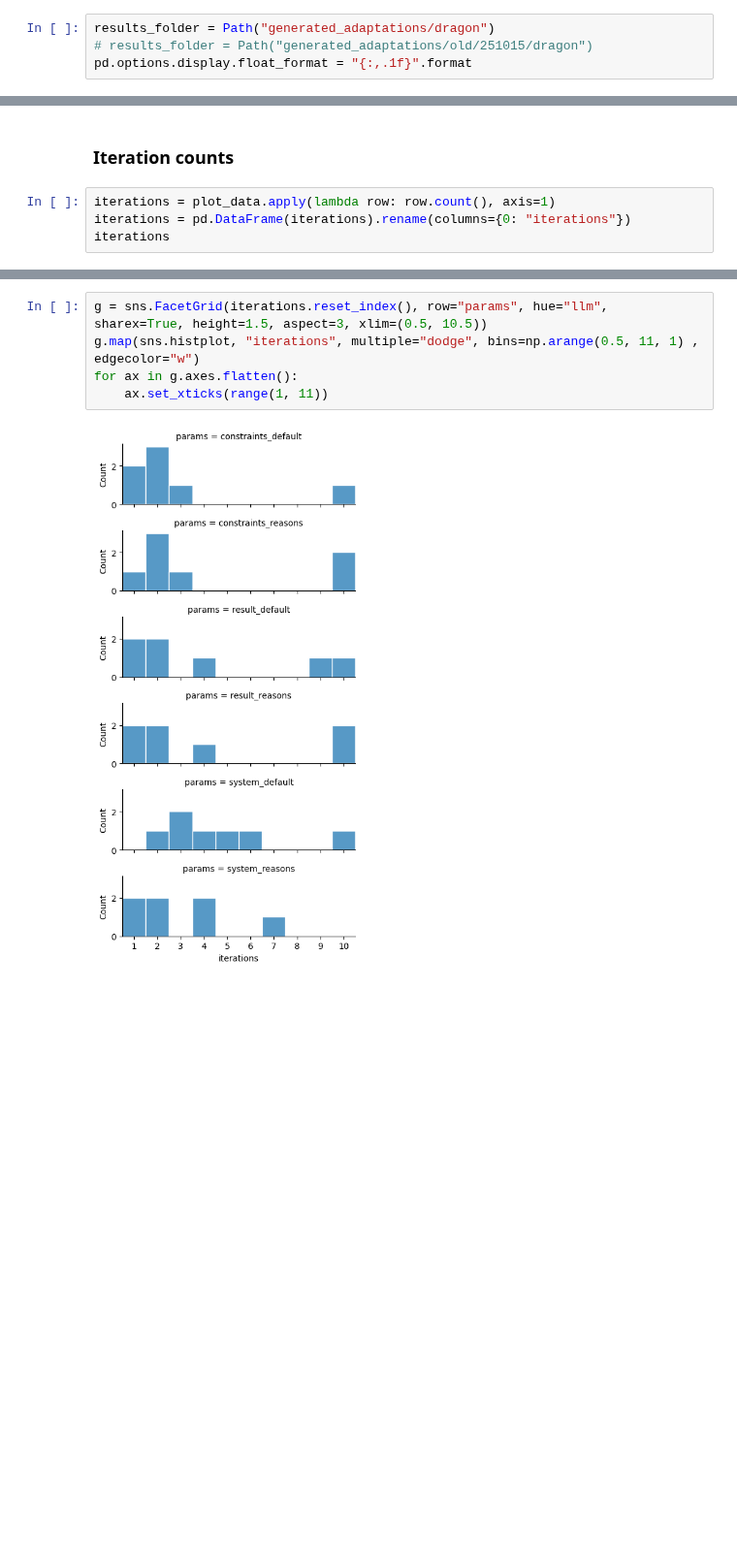
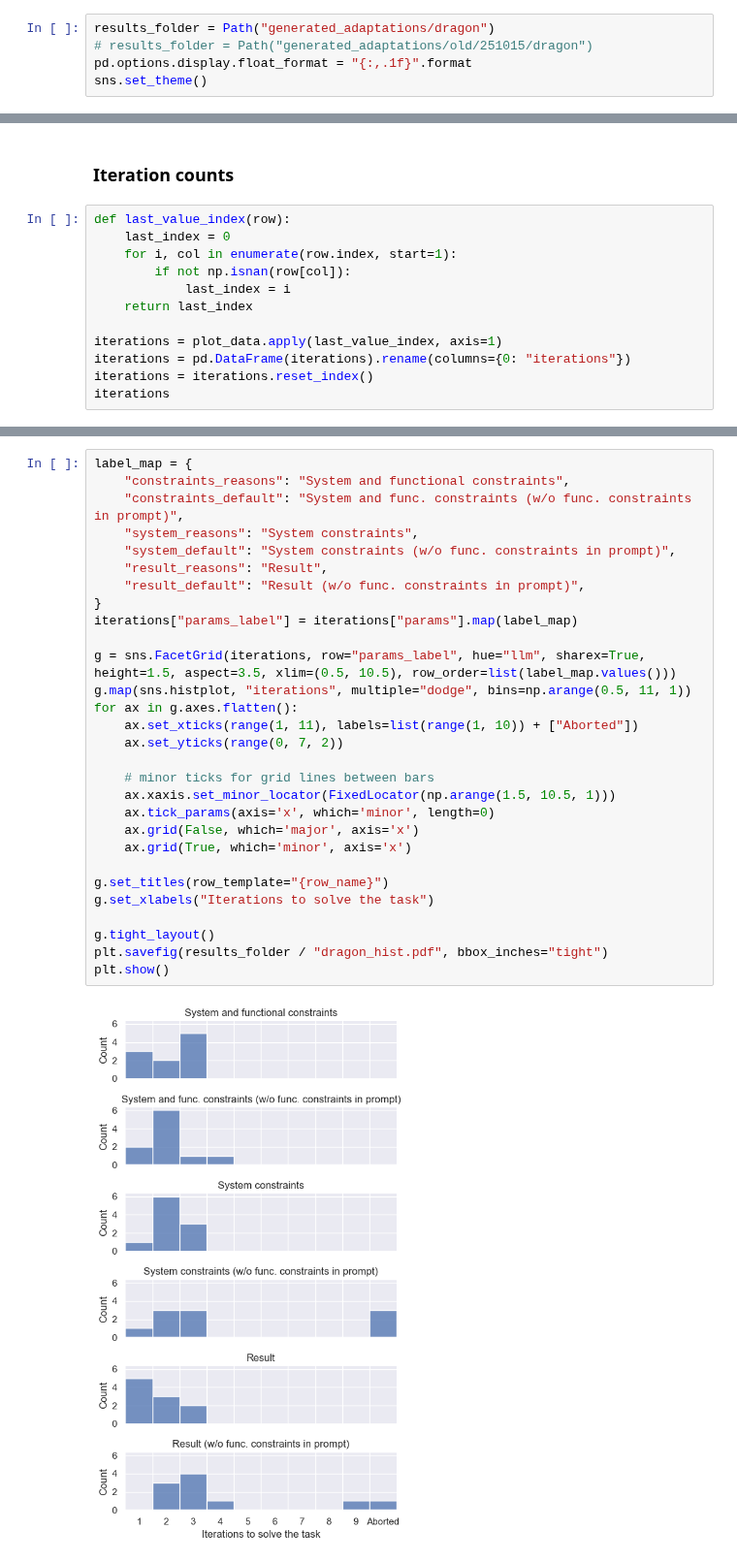
Before and after one commit to smartarch/llm-adaptation, a Jupyter notebook: generated_adaptations/plot_dragon.ipynb, the cells around one changed output, grey strips where cells are left out. Shown at 97% size. Drawn from its saved outputs; the diff is of its cells as text; blank space fills up the shorter version.

Commit message:
Make plots nicer

```diff
--- a/generated_adaptations/plot_dragon.ipynb
+++ b/generated_adaptations/plot_dragon.ipynb
@@ -23,6 +23,7 @@ import os
 results_folder = Path("generated_adaptations/dragon")
 # results_folder = Path("generated_adaptations/old/251015/dragon")
 pd.options.display.float_format = "{:,.1f}".format
+sns.set_theme()
 # %% [markdown]
 ## Run experiments
 # %%
@@ -318,7 +319,15 @@ plt.show()
 # %% [markdown]
 ### Iteration counts
 # %%
-iterations = plot_data.apply(lambda row: row.count(), axis=1)
+def last_value_index(row):
+    last_index = 0
+    for i, col in enumerate(row.index, start=1):
+        if not np.isnan(row[col]):
+            last_index = i
+    return last_index
+
+iterations = plot_data.apply(last_value_index, axis=1)
 iterations = pd.DataFrame(iterations).rename(columns={0: "iterations"})
+iterations = iterations.reset_index()
 iterations
 # %% [output]
@@ -348,7 +356,31 @@ sns.stripplot(x="iterations", y="params", hue="llm", data=iterations.reset_index
 # %%
-g = sns.FacetGrid(iterations.reset_index(), row="params", hue="llm", sharex=True, height=1.5, aspect=3, xlim=(0.5, 10.5))
-g.map(sns.histplot, "iterations", multiple="dodge", bins=np.arange(0.5, 11, 1) , edgecolor="w")
+label_map = {
+    "constraints_reasons": "System and functional constraints",
+    "constraints_default": "System and func. constraints (w/o func. constraints in prompt)",
+    "system_reasons": "System constraints",
+    "system_default": "System constraints (w/o func. constraints in prompt)",
+    "result_reasons": "Result",
+    "result_default": "Result (w/o func. constraints in prompt)",
+}
+iterations["params_label"] = iterations["params"].map(label_map)
+
+g = sns.FacetGrid(iterations, row="params_label", hue="llm", sharex=True, height=1.5, aspect=3.5, xlim=(0.5, 10.5), row_order=list(label_map.values()))
+g.map(sns.histplot, "iterations", multiple="dodge", bins=np.arange(0.5, 11, 1))
 for ax in g.axes.flatten():
-    ax.set_xticks(range(1, 11))
+    ax.set_xticks(range(1, 11), labels=list(range(1, 10)) + ["Aborted"])
+    ax.set_yticks(range(0, 7, 2))
+
+    # minor ticks for grid lines between bars
+    ax.xaxis.set_minor_locator(FixedLocator(np.arange(1.5, 10.5, 1)))
+    ax.tick_params(axis='x', which='minor', length=0)
+    ax.grid(False, which='major', axis='x')
+    ax.grid(True, which='minor', axis='x')
+
+g.set_titles(row_template="{row_name}")
+g.set_xlabels("Iterations to solve the task")
+
+g.tight_layout()
+plt.savefig(results_folder / "dragon_hist.pdf", bbox_inches="tight")
+plt.show()
 # %% [output]
-[figure, old version]
+[figure, new version]
```
Also changed, not shown: parts of 8 cells of this notebook, 4 other files.
